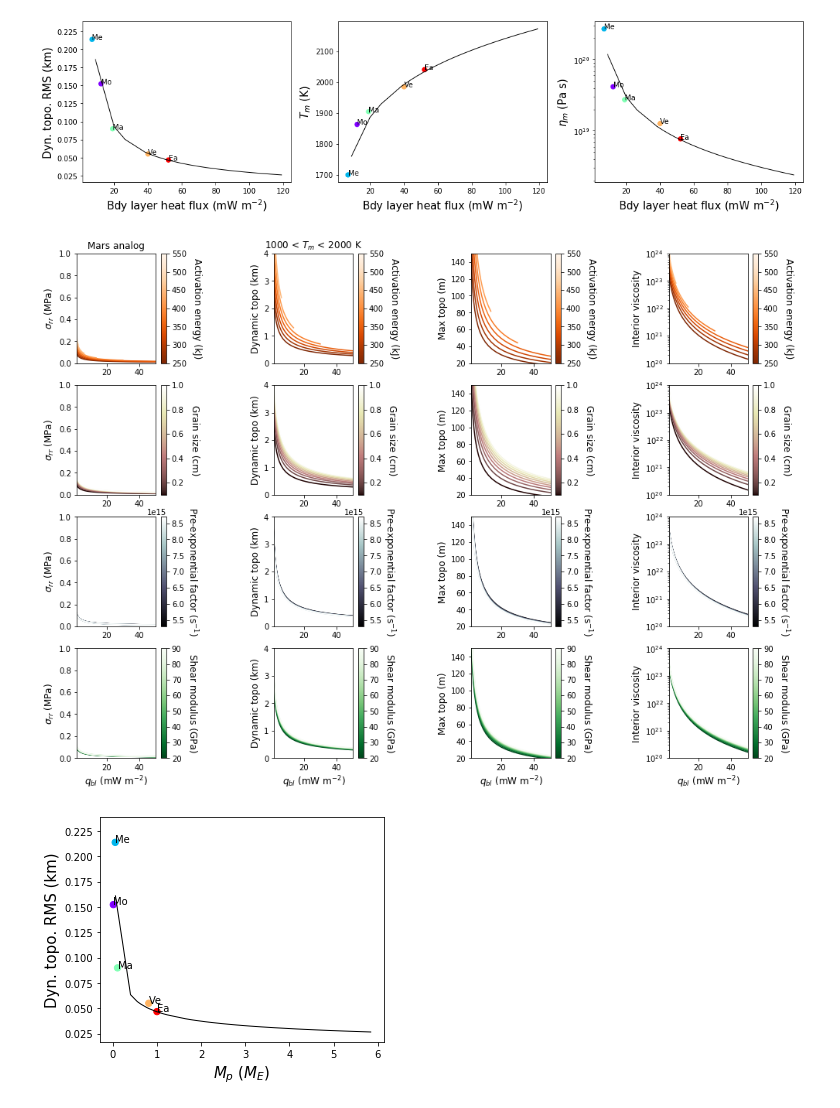
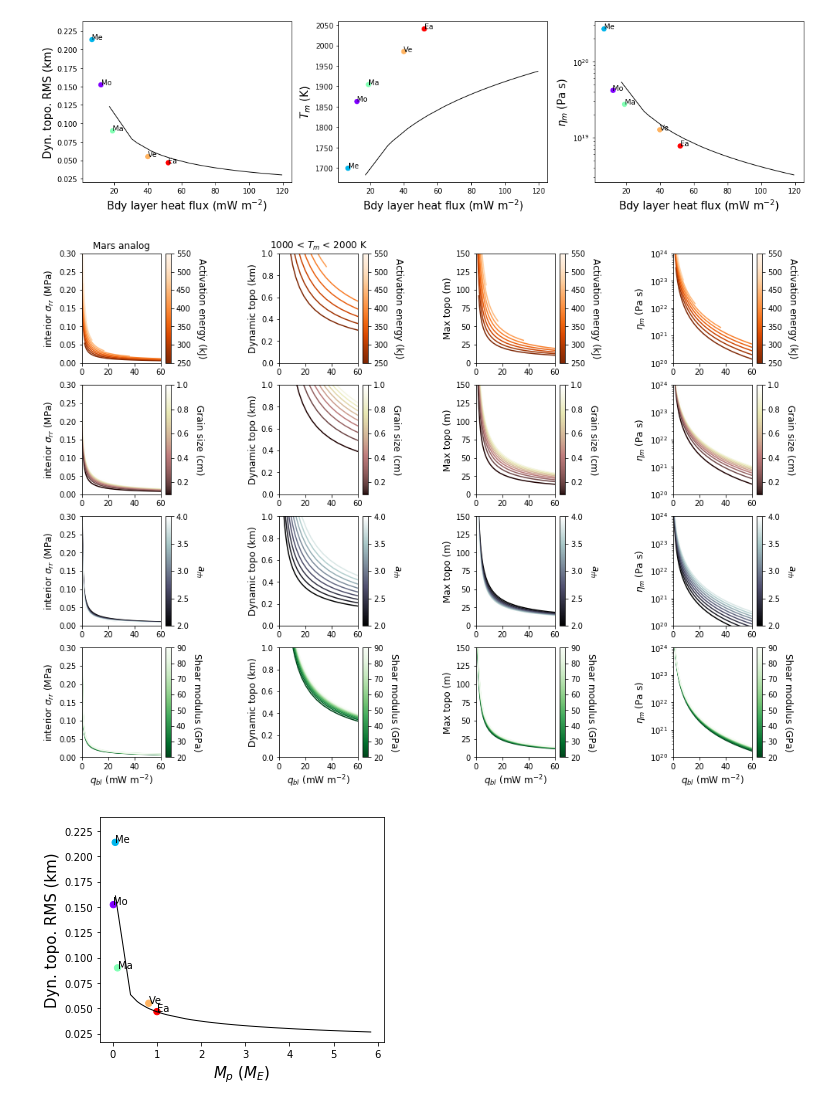
Before and after one commit to clairesworld/exo-top, a Jupyter notebook: top_model.ipynb, the cells around one changed output. Saved outputs shown, nothing was run; the diff lists cells and outputs as text; code cells hidden in the pictures.

```diff
--- a/top_model.ipynb
+++ b/top_model.ipynb
@@ -18,8 +18,8 @@ import rheology as rh
 import inputs as ins
 from mpl_tools import colorize
 
-fig_path = '/space/cmg76/figs/' # office
-# fig_path = 'figs/' # laptop
+# fig_path = '/space/cmg76/figs/' # office
+fig_path = 'figs/' # laptop
 # %%
 ###### BUILD PLANETS IN BULK #####
 
@@ -412,8 +412,9 @@ def plot_vs_x(scplanets=None, lplanets=None, xname=None, ynames=None, planets2=N
 ##### plot q_bl tradeoffs ######
 
 # planets = build_solarsystem()
-defaults = {'Ra_crit_u':450, 'c_m': 1142, 'k_lm':4, 'a_rh':2.54, 'alpha_m':2.5e-5,
-            'h_rh':2e-3}
+defaults = {'Ra_crit_u':450, 'c_m': 1142, 'k_lm':4, 'alpha_m':2.5e-5,
+            'h_rh':1e-3, 'a_rh':3.4, #'a_rh':2.54,
+           }
 
 save=False
 ynames = {'dyn_top_rms':('Dyn. topo. RMS (km)', 1e-3),
@@ -436,7 +437,7 @@ for ii in range(len(q_data)):
     axes[0].annotate(xy=(q_data[ii],h_data[ii]), s=labels[ii])
 fig.savefig('q_scatter.png', bbox_inches='tight')
 # %% [output]
-[figure, old version]
+[figure, new version]
 # %%
 # how much does changing rheology change stresses?
 
@@ -518,42 +519,46 @@ def analytical_tradeoff_subplots(z=None, y=None, res=10, labelsize=12, T_min=100
                                       zscale=zlabels[irow][1],yscale=ylabels[icol][1],
                                       zlabel=zlabels[irow][0],
                                       ylabel=ylabels[icol][0],
                                       xlabel=xlabel,
                                       defaults=defaults,title=title,log=log,
                                       xlim=xlim, ylim=ylims[icol], labelsize=labelsize,
                                       fig=fig, ax=axes[irow][icol],
                                      )
 
     plt.subplots_adjust(wspace=1)
     return fig
 
 
 z = {
      'Ea':('Activation energy (kJ)', 1e-3),
      'h_rh':('Grain size (cm)', 1e2),
-     'A_rh':('Pre-exponential factor (s$^{-1}$)', 1),
+     'a_rh':('$a_{rh}$', 1), #'A_rh':('Pre-exponential factor (s$^{-1}$)', 1),
      'mu':('Shear modulus (GPa)', 1e-9)
     }
 y = {
-     'top.convective_stress':('$\sigma_{rr}$ (MPa)', 1e-6),
+     'top.convective_stress':('interior $\sigma_{rr}$ (MPa)', 1e-6),
      'top.dyn_topo':('Dynamic topo (km)',1e-3),
      'top.max_topo':('Max topo (m)', 1),
-     'rh.eta_KW':('Interior viscosity',1),
+     'rh.eta_KW':('$\eta_m$ (Pa s)',1),
     }
-ylims = ([0, 1], [0, 4], [20, 150], [1e20, 1e24])
-zlims = ((250e3, 550e3), (1e-3, 1e-2), (5.3e15, 8.7e15), (20e9, 90e9))
+ylims = ([0, 0.3], [0, 1], [0, 150], [1e20, 1e24])
+zlims = ((250e3, 550e3), (1e-3, 1e-2), (2, 4), (20e9, 90e9))
 cmap = ['Oranges_r', 'pink', 'bone', 'Greens_r']
+
 defaults_Mars = dict(rho_m=3500, alpha_m=2e-5, kappa_m=9.6e-7, g_sfc=3.7, k_m=4,
-                     Ea=300e3, a_rh=2.54, where='mantle', mu=80e9, A_rh=8.7e15,
-                     h_rh=2e-3, B_rh=0.5e-9, m_rh=2.5)
+                     Ea=300e3,  where='mantle', mu=80e9, A_rh=8.7e15,
+                     h_rh=1e-3, B_rh=0.5e-9, m_rh=2.5, a_rh=3.4)
 
 fig = analytical_tradeoff_subplots(z=z, y=y, cmap=cmap, ylims=ylims, zlims=zlims, defaults=defaults_Mars,
                                    res=10,T_min=1000, T_max=2000, suptitle='Mars analog',
-                                   xlim=[2, 50] #[19, 35]
+                                  # xlim=[1, 50] #
+#                                    xlim=[19, 35]
                                   )
 fig.savefig(fig_path+'tradeoffs.pdf', bbox_inches='tight')
+# doesn't capture the effect of grain growth
+# why is stress so low now?
 # %% [output]
-[figure, old version]
+[figure, new version]
 # %%
 ##### plot final evolution on single mass axis ######
 # planets = build_solarsystem()
```
Also changed, not shown: 11 other files.
